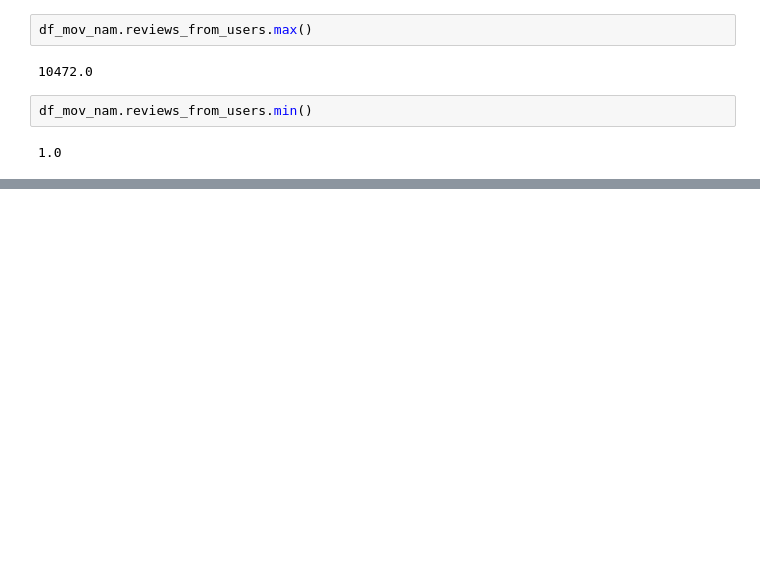
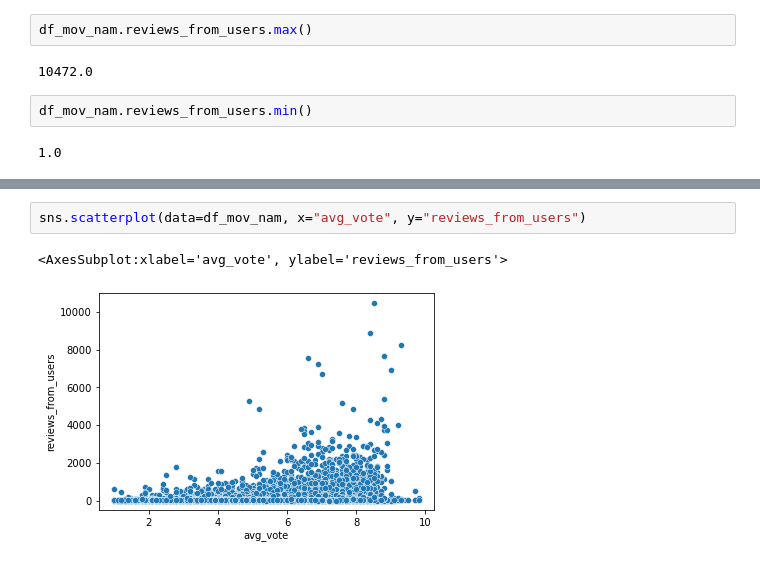
Before and after one commit to Pnat1/No_more_film_scrolling, a Jupyter notebook: notebooks/cleaning_dataset_movies_imdb.ipynb, the cells around one changed output, grey strips where cells are left out. Drawn from its saved outputs; the diff is of its cells as text; blank space fills up the shorter version.

```diff
--- a/notebooks/cleaning_dataset_movies_imdb.ipynb
+++ b/notebooks/cleaning_dataset_movies_imdb.ipynb
@@ -218,0 +290,5 @@ df_mov_nam.reviews_from_users.min()
+# %%
+sns.scatterplot(data=df_mov_nam, x="avg_vote", y="reviews_from_users")
+# %% [output]
+<AxesSubplot:xlabel='avg_vote', ylabel='reviews_from_users'>
+[figure, added]
```
Also changed, not shown: parts of 18 cells of this notebook.
